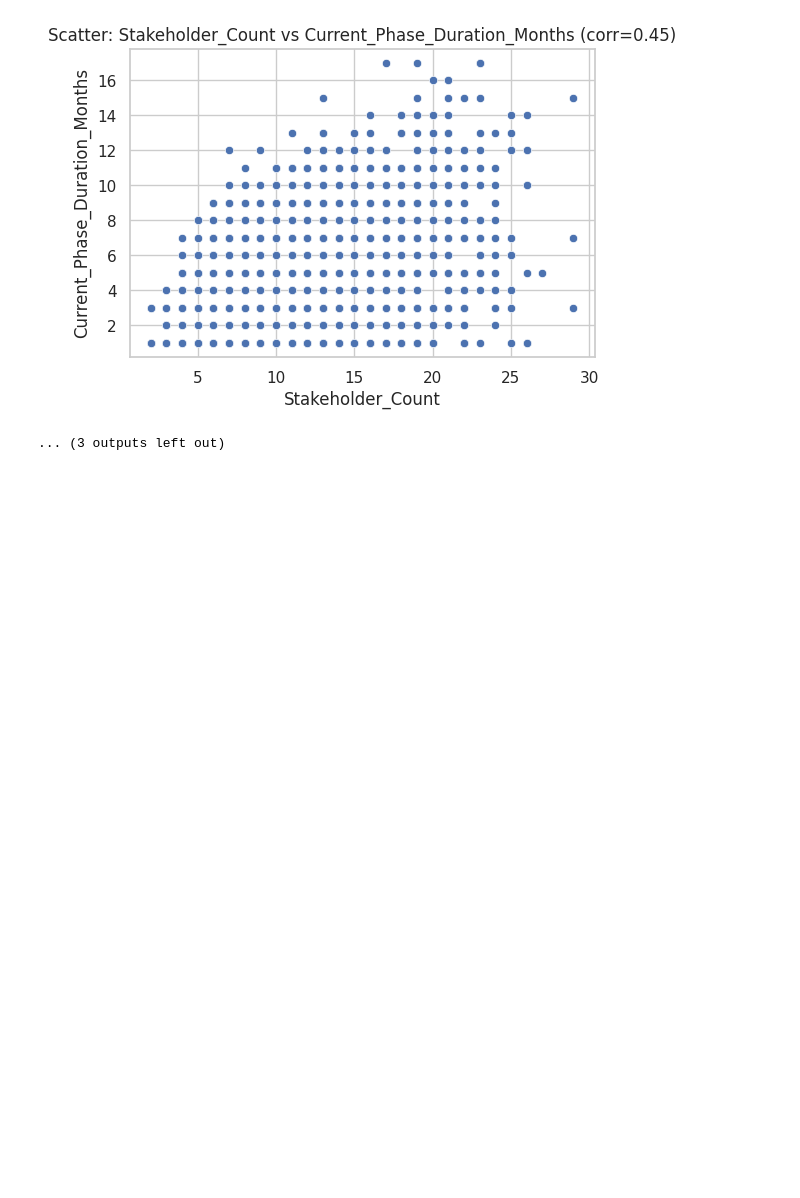
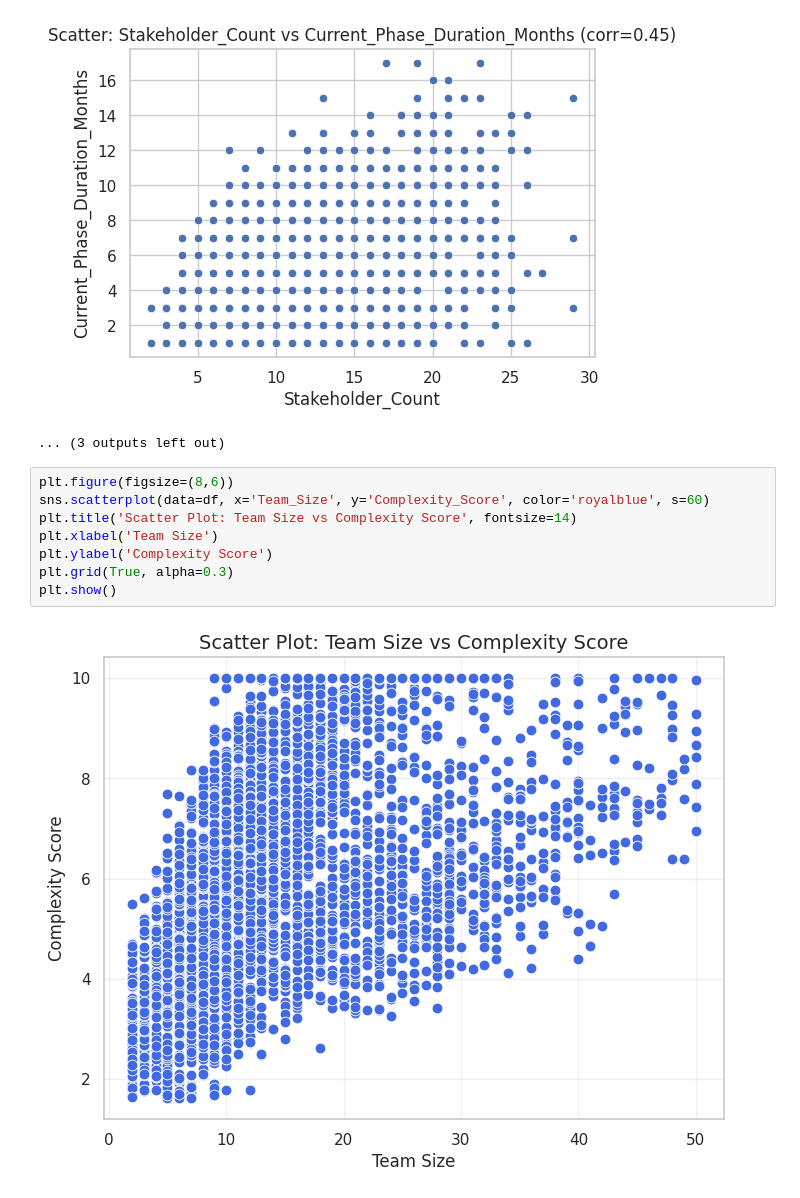
Before and after one commit to Gobihanath/ZC-AI-Project-Management-ML-003, a Jupyter notebook: EDA_Version1_Project_Risk.ipynb, the cells around one changed output. Saved outputs shown, nothing was run; the diff lists cells and outputs as text; blank space fills up the shorter version.

```diff
--- a/EDA_Version1_Project_Risk.ipynb
+++ b/EDA_Version1_Project_Risk.ipynb
@@ -293,3 +293,13 @@ for f1, f2 in top_pairs:
 [figure]
 [figure]
 ... (3 outputs left out)
+# %%
+plt.figure(figsize=(8,6))
+sns.scatterplot(data=df, x='Team_Size', y='Complexity_Score', color='royalblue', s=60)
+plt.title('Scatter Plot: Team Size vs Complexity Score', fontsize=14)
+plt.xlabel('Team Size')
+plt.ylabel('Complexity Score')
+plt.grid(True, alpha=0.3)
+plt.show()
+# %% [output]
+[figure, added]
```
Also changed, not shown: parts of 37 cells of this notebook.
